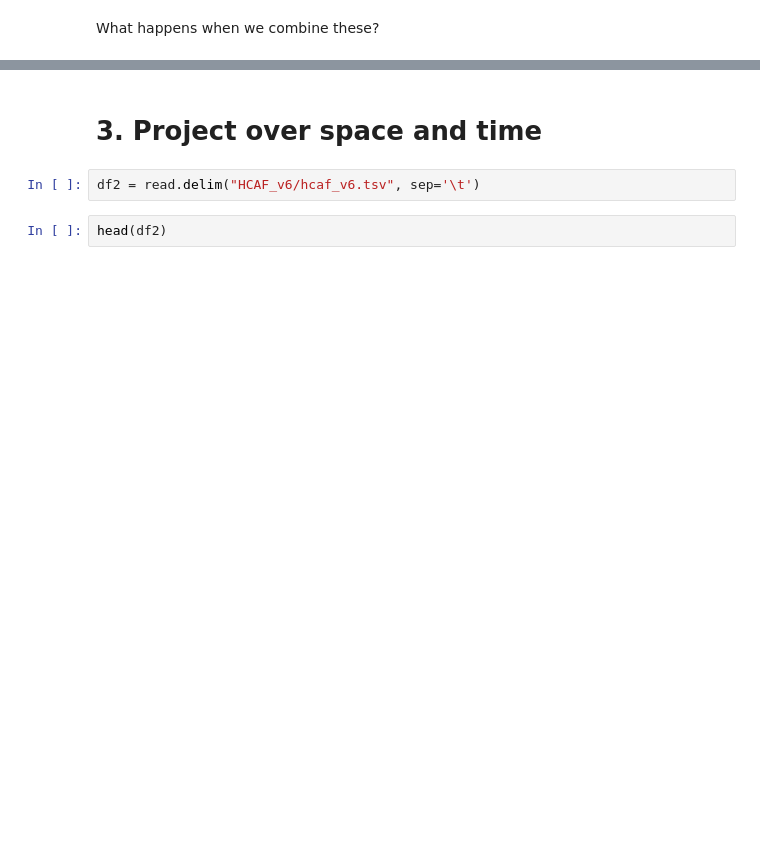
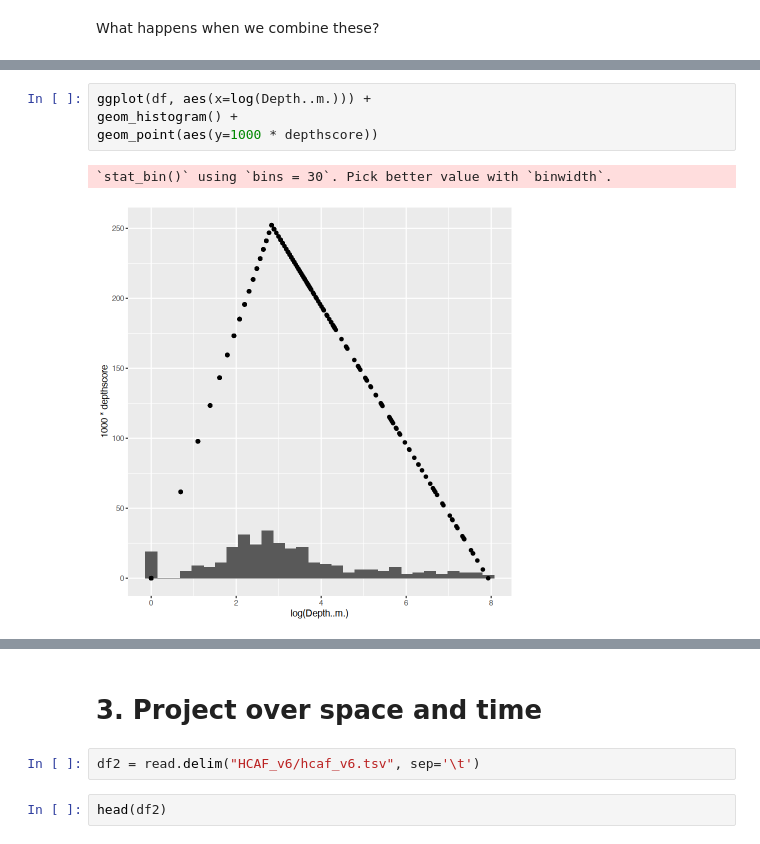
Before and after one commit to openmodels/ccecon2024, a Jupyter notebook: Week 5 - GGPlot and Projections.ipynb, the cells around one changed output, grey strips where cells are left out. Saved outputs shown, nothing was run; the diff lists cells and outputs as text; blank space fills up the shorter version.

```diff
--- a/Week 5 - GGPlot and Projections.ipynb
+++ b/Week 5 - GGPlot and Projections.ipynb
@@ -88,3 +243,10 @@ df$depthscore = dtri(log(df$Depth..m.), min(log(df$Depth..m.)), max(log(df$Depth
+# %%
+ggplot(df, aes(x=log(Depth..m.))) +
+geom_histogram() +
+geom_point(aes(y=1000 * depthscore))
+# %% [output]
+`stat_bin()` using `bins = 30`. Pick better value with `binwidth`.
+[figure, added]
 # %%
 ggplot(df, aes(x=log(Depth..m.))) +
 geom_histogram() +
```
Also changed, not shown: parts of 34 cells of this notebook.
